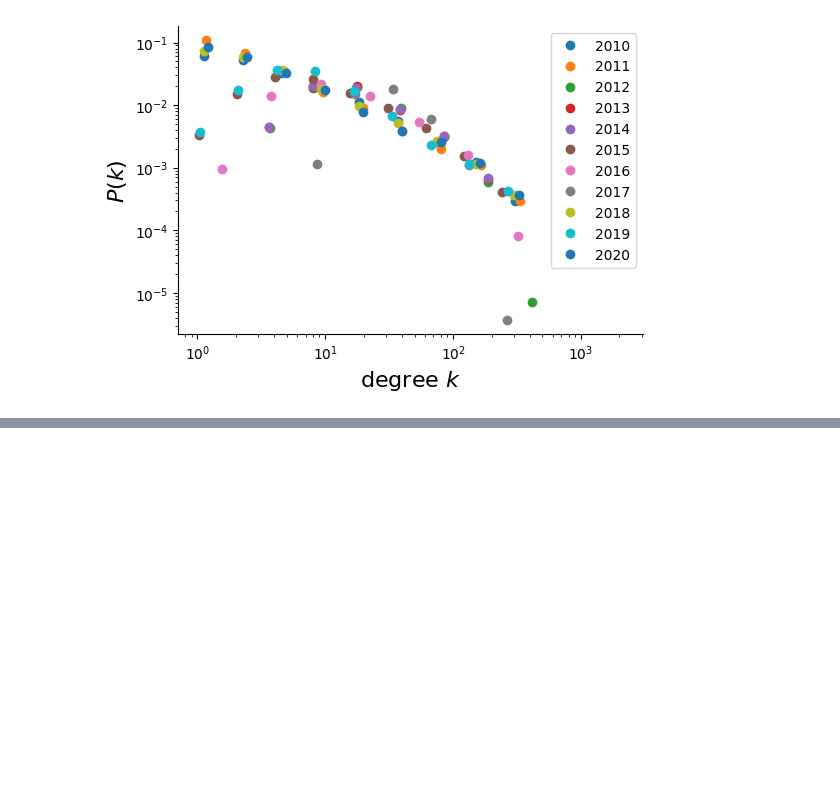
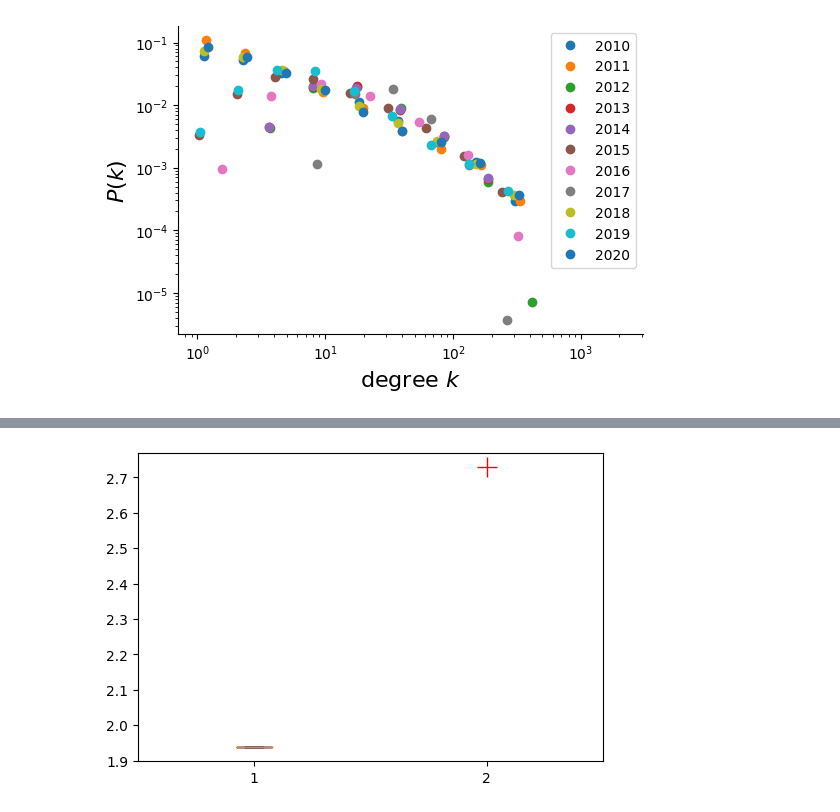
Before and after one commit to deliarm/672_final, a Jupyter notebook: main.ipynb, the cells around one changed output, grey strips where cells are left out. Cells and saved outputs as stored; diff of their text form; code cells hidden in the pictures; blank space fills up the shorter version.

```diff
--- a/main.ipynb
+++ b/main.ipynb
@@ -261,2 +269,4 @@ NullCompare.ClusteringCoffPlot(clustering_ER,C)
 # %%
-NullCompare.ShortPathPlot(short_path_ER,d)
+n.ShortPathPlot(short_path_ER,d)
+# %% [output]
+[figure, added]
```
Also changed, not shown: parts of 8 cells of this notebook, 2 other files.
